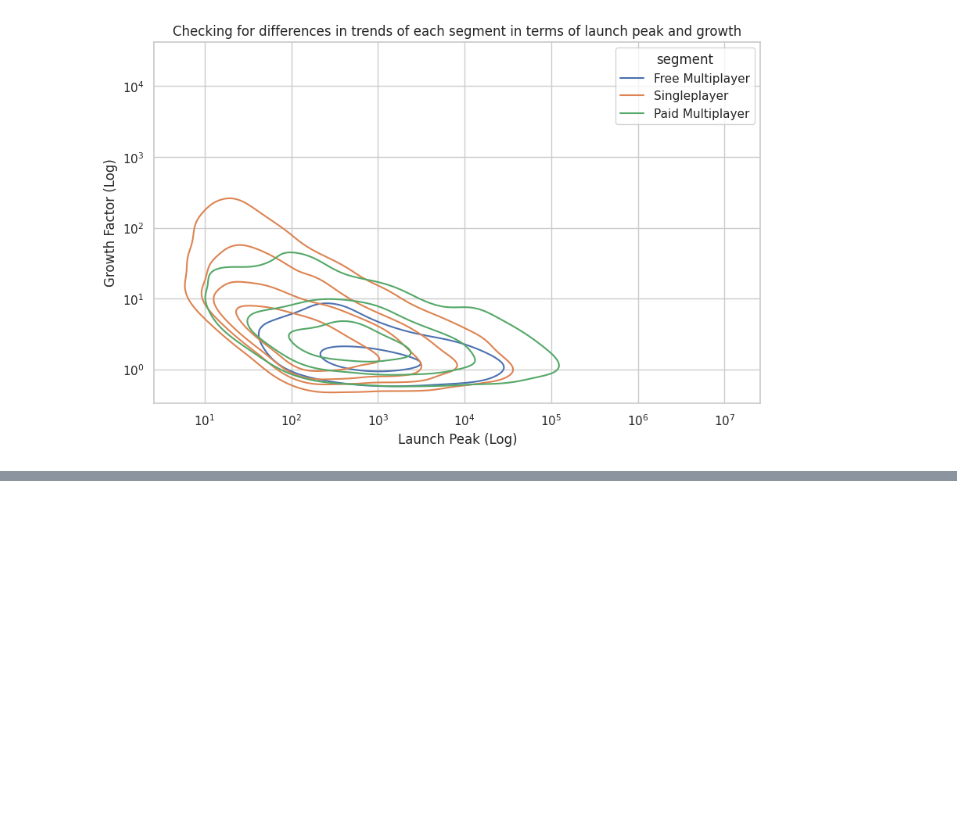
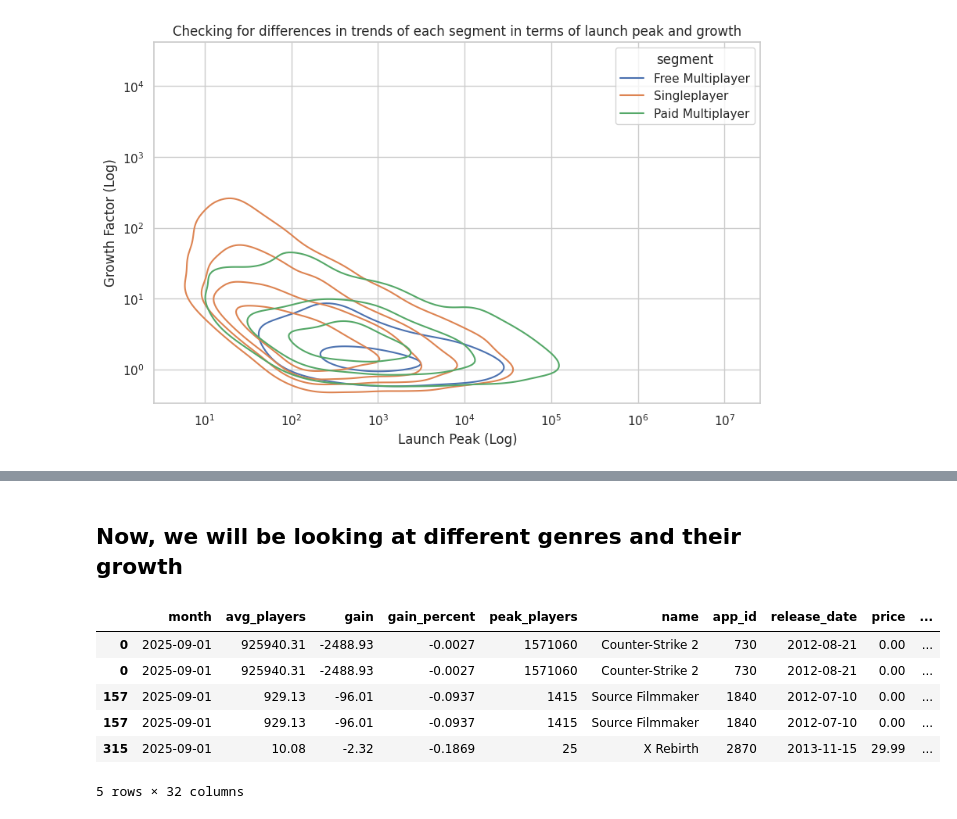
Before and after one commit to taidemuradevore/steam-player-analytics, a Jupyter notebook: analysis.ipynb, the cells around one changed output, grey strips where cells are left out. Drawn from its saved outputs; the diff is of its cells as text; code cells hidden in the pictures; blank space fills up the shorter version.

```diff
--- a/analysis.ipynb
+++ b/analysis.ipynb
@@ -32,6 +32,8 @@ Preprocessing tags from comma-sepereated string into list because we just import
 # %%
 df['tags'] = df['tags'].fillna('') # so it doesn't crash
 df['tags_list'] = df['tags'].str.split(', ')
+df['genres'] = df['genres'].fillna('')
+df['genres_list'] = df['genres'].str.split(', ')
 # %%
 df['month'] = pd.to_datetime(df['month'])
 df['release_date'] = pd.to_datetime(df['release_date'])
@@ -384,0 +414,13 @@ NOTE TO DO THE GRAPH OF MEAN GAME PLAYERS AND EVERY TAG PLAYERS IN ONE GRAPH
+# %% [markdown]
+## Now, we will be looking at different genres and their growth
+# %%
+genre_df = unique_games.explode('genres_list')
+genre_df.head()
+# %% [output]
+|  | month | avg_players | gain | gain_percent | peak_players | name | app_id | release_date | price | ... |
+| 0 | 2025-09-01 | 925940.31 | -2488.93 | -0.0027 | 1571060 | Counter-Strike 2 | 730 | 2012-08-21 | 0.00 | ... |
+| 0 | 2025-09-01 | 925940.31 | -2488.93 | -0.0027 | 1571060 | Counter-Strike 2 | 730 | 2012-08-21 | 0.00 | ... |
+| 157 | 2025-09-01 | 929.13 | -96.01 | -0.0937 | 1415 | Source Filmmaker | 1840 | 2012-07-10 | 0.00 | ... |
+| 157 | 2025-09-01 | 929.13 | -96.01 | -0.0937 | 1415 | Source Filmmaker | 1840 | 2012-07-10 | 0.00 | ... |
+| 315 | 2025-09-01 | 10.08 | -2.32 | -0.1869 | 25 | X Rebirth | 2870 | 2013-11-15 | 29.99 | ... |
+5 rows × 32 columns
```
Also changed, not shown: parts of 4 cells of this notebook.
